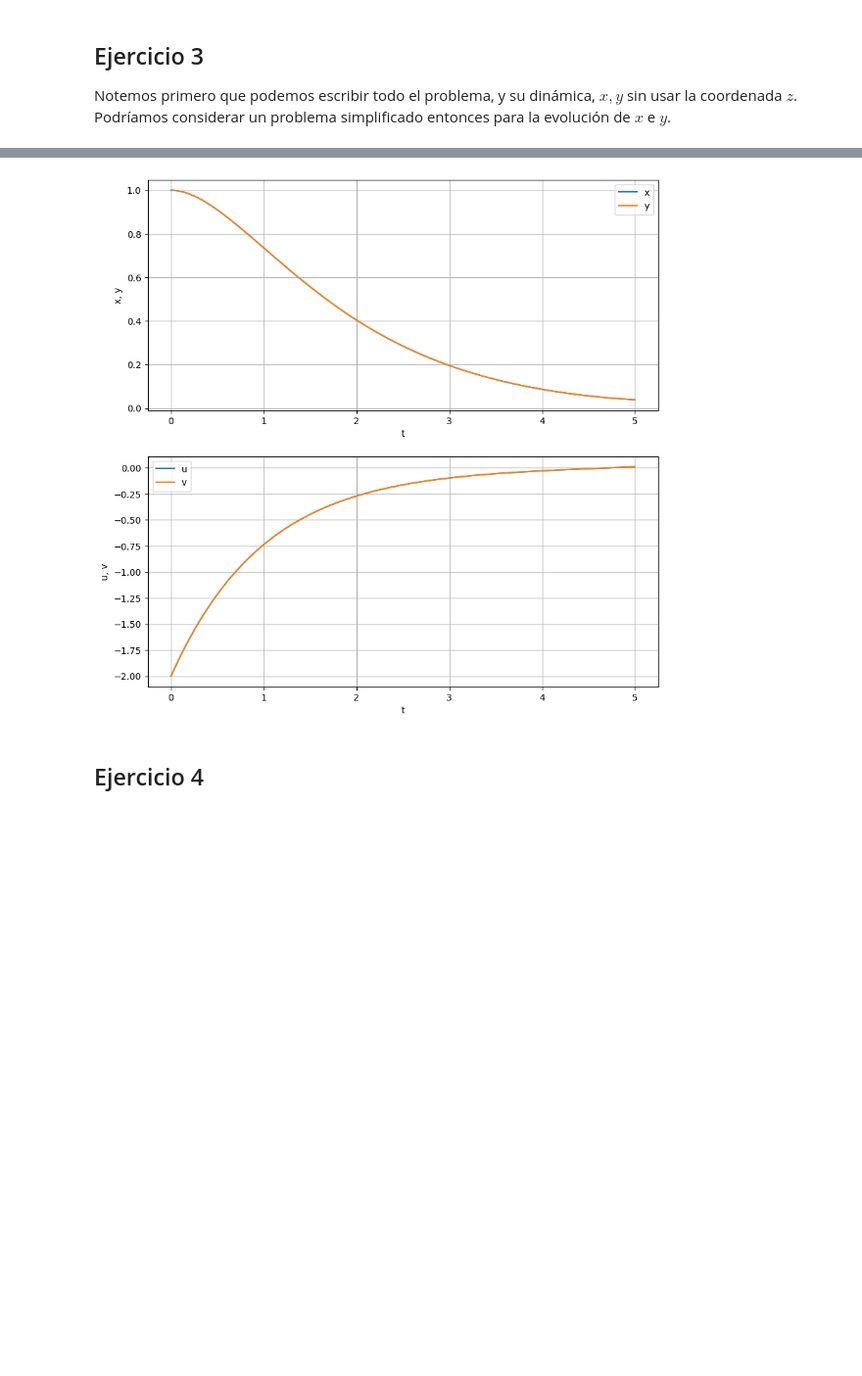
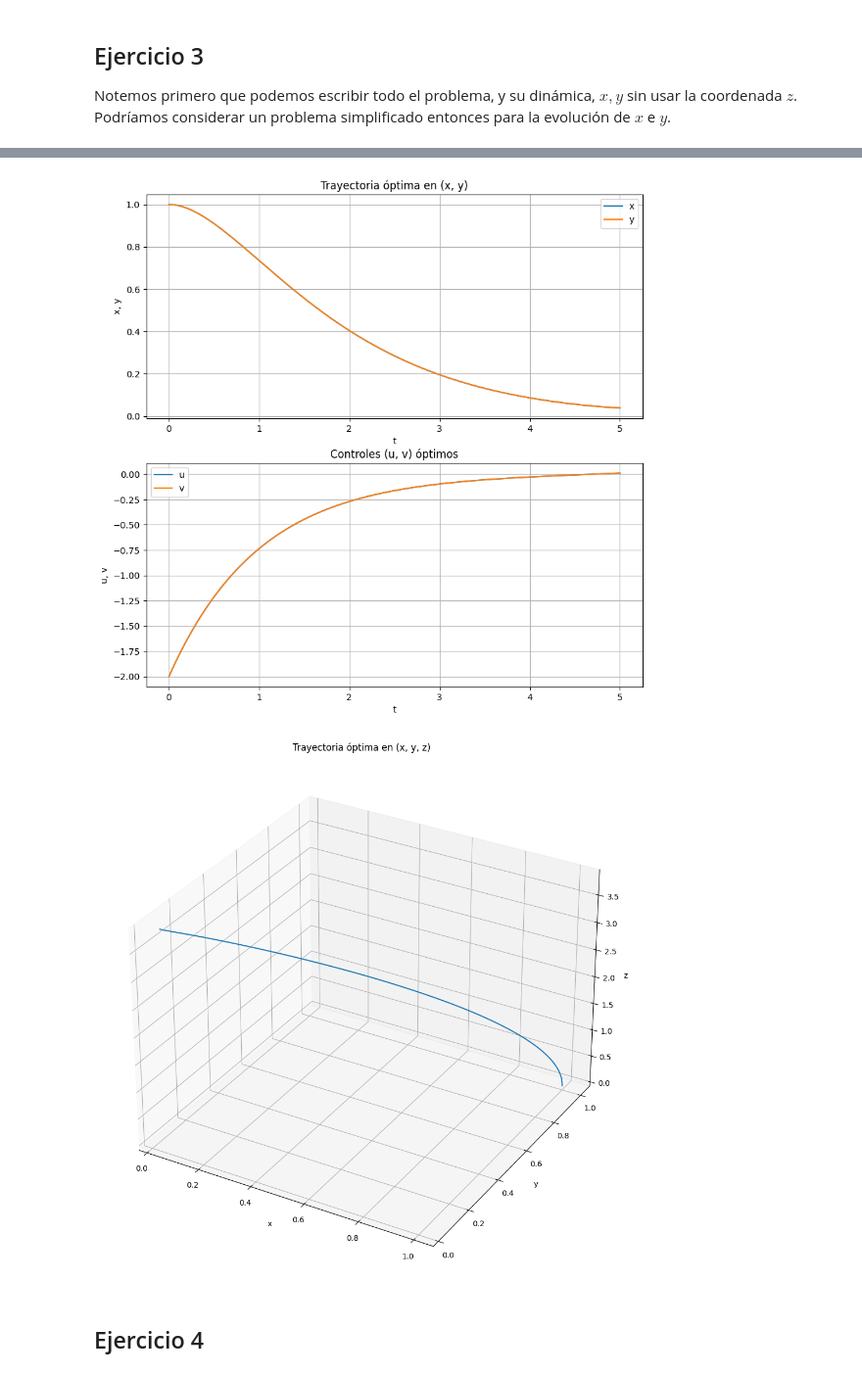
Before and after one commit to Miguel-Escobar/Intro-al-Control-Optimo, a Jupyter notebook: Lab 4/Lab_4.ipynb, the cells around one changed output, grey strips where cells are left out. Shown: that part at 98% size. Cells and saved outputs as stored; diff of their text form; code cells hidden in the pictures; blank space fills up the shorter version.

```diff
--- a/Lab 4/Lab_4.ipynb
+++ b/Lab 4/Lab_4.ipynb
@@ -119,17 +119,31 @@ res = minimize(objective, p_init, options={'disp': True})
 p_init_opt = res.x
 print("p_opt = ", p_init_opt)
 
-optimal_trajectories = solve_ivp(rhs, [0, 5], np.concatenate((xinit, p_init_opt)), t_eval=np.linspace(0, 5, 1000))
-x_opt = optimal_trajectories.y[:4, :]
-u_opt = B.T @ optimal_trajectories.y[4:, :]
+# Recuperamos las trayectorias óptimas:
+t_eval, dt = np.linspace(0, 5, 1001, endpoint=True, retstep=True)
+scipy_solution = solve_ivp(rhs, [0, 5], np.concatenate((xinit, p_init_opt)), t_eval=t_eval)
+
+# Estimamos el costo final:
+x_opt = scipy_solution.y[:4, :]
+u_opt = B.T @ scipy_solution.y[4:, :]
 u_norm = np.linalg.norm(u_opt, axis=0)
 final_kinetic_energy = .5 * (x_opt[1, -1]**2 + x_opt[3, -1]**2 + (x_opt[0, -1] + x_opt[2, -1])**2)
-force_cost = trapezoid(u_norm**2, optimal_trajectories.t)
+force_cost = trapezoid(u_norm**2, scipy_solution.t)
 
 final_cost = final_kinetic_energy + force_cost
 
 
 print(f"\nEl costo final que obtuvimos es: {final_cost}")
+
+
+# Recuperamos z_opt a partir de x_opt e y_opt:
+
+z_opt = np.zeros(len(x_opt[0, :]))
+for i, r in enumerate(x_opt.T):
+    if i == 0:
+        pass
+    else:
+        z_opt[i] = z_opt[i-1] + (r[0] + r[2]) * dt
 # %% [output]
 Optimization terminated successfully.
          Current function value: 0.000000
@@ -142,25 +156,39 @@ El costo final que obtuvimos es: 4.003450168290224
 # %%
 
 import matplotlib.pyplot as plt
 
 fig, ax = plt.subplots(2, 1, figsize=(10, 10))
-ax[0].plot(optimal_trajectories.t, optimal_trajectories.y[0])
-ax[0].plot(optimal_trajectories.t, optimal_trajectories.y[2])
+ax[0].set_title('Trayectoria óptima en (x, y)')
+ax[0].plot(scipy_solution.t, scipy_solution.y[0])
+ax[0].plot(scipy_solution.t, scipy_solution.y[2])
 ax[0].set_xlabel('t')
 ax[0].set_ylabel('x, y')
 ax[0].legend(['x', 'y'])
 ax[0].grid()
 
-ax[1].plot(optimal_trajectories.t, optimal_trajectories.y[5])
-ax[1].plot(optimal_trajectories.t, optimal_trajectories.y[7])
+ax[1].set_title('Controles (u, v) óptimos')
+ax[1].plot(scipy_solution.t, scipy_solution.y[5])
+ax[1].plot(scipy_solution.t, scipy_solution.y[7])
 ax[1].set_xlabel('t')
 ax[1].set_ylabel('u, v')
 ax[1].legend(['u', 'v'])
 ax[1].grid()
 
 plt.show()
+
+fig3d = plt.figure(figsize=(10, 10))
+ax3d = fig3d.add_subplot(projection='3d')
+ax3d.set_title('Trayectoria óptima en (x, y, z)')
+ax3d.plot(scipy_solution.y[0], scipy_solution.y[2], z_opt)
+ax3d.set_xlabel('x')
+ax3d.set_ylabel('y')
+ax3d.set_zlabel('z')
+ax3d.grid()
+fig3d.tight_layout()
+plt.show()
 # %% [output]
-[figure, old version]
+[figure, new version]
+[figure, added]
 # %% [markdown]
 ## Ejercicio 4
 # %%
```
Also changed, not shown: parts of 6 cells of this notebook, 22 other files.
